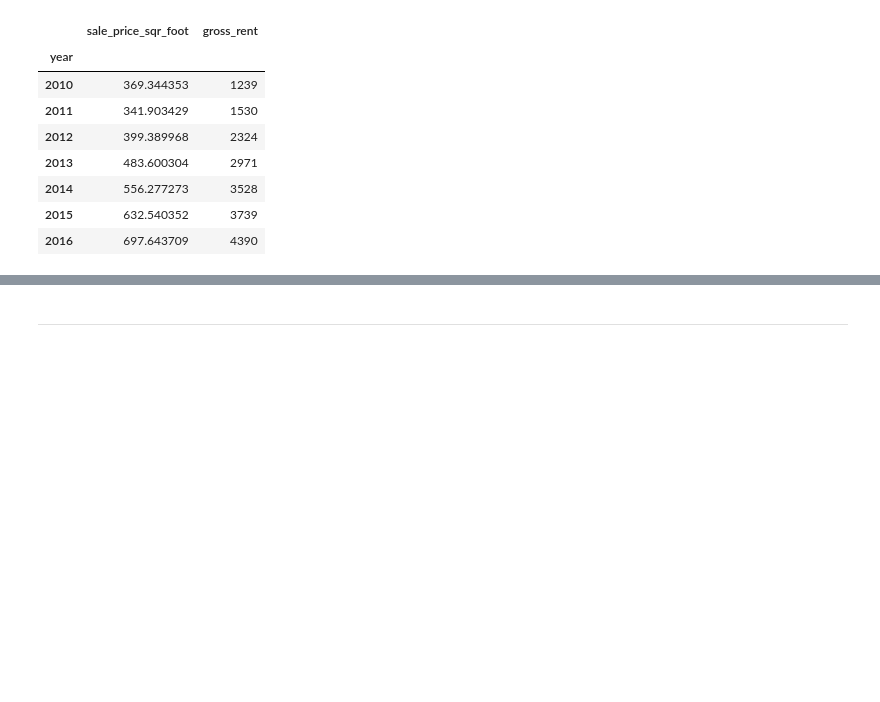
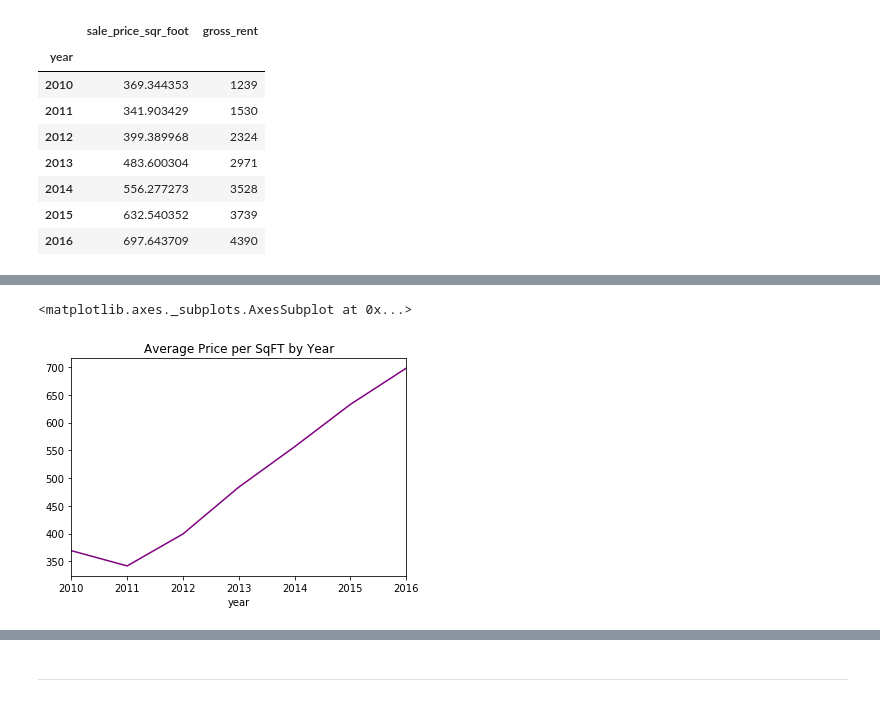
Before and after one commit to Wil-bro0824/Pythonic-Monopoly, a Jupyter notebook: PyViz_rental_analysis.ipynb, the cells around one changed output, grey strips where cells are left out. Drawn from its saved outputs; the diff is of its cells as text; code cells hidden in the pictures; blank space fills up the shorter version.

```diff
--- a/PyViz_rental_analysis.ipynb
+++ b/PyViz_rental_analysis.ipynb
@@ -113,8 +113,5 @@ avg_sale_price_gross_rent
 
 # Line chart for average sale price per square foot
 avg_sale_price_df = avg_sale_price_gross_rent["sale_price_sqr_foot"]
-avg_sale_price_df.hvplot.line()
-# Line chart for average montly rent
-avg_gross_rent_df = avg_sale_price_gross_rent["gross_rent"]
-avg_gross_rent_df.hvplot.line()
+avg_sale_price_df.plot.line(x='Year', y='sale_price_sqr_foot', title= "Average Price per SqFT by Year", color= "purple")
 # %% [output]
@@ -121,0 +118,2 @@ avg_gross_rent_df.hvplot.line()
+<matplotlib.axes._subplots.AxesSubplot at 0x...>
+[figure, added]
```
Also changed, not shown: parts of 2 cells of this notebook.
